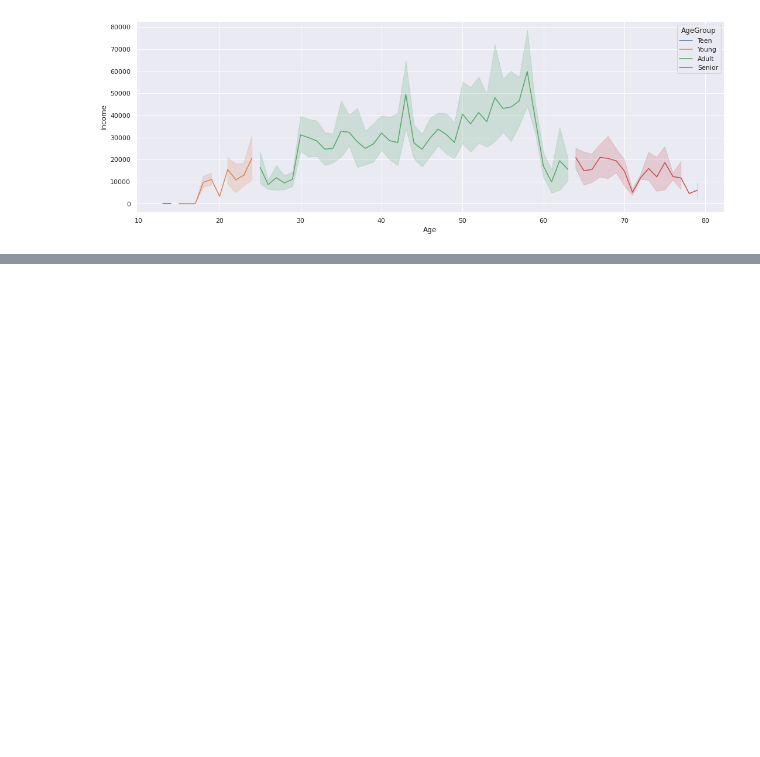
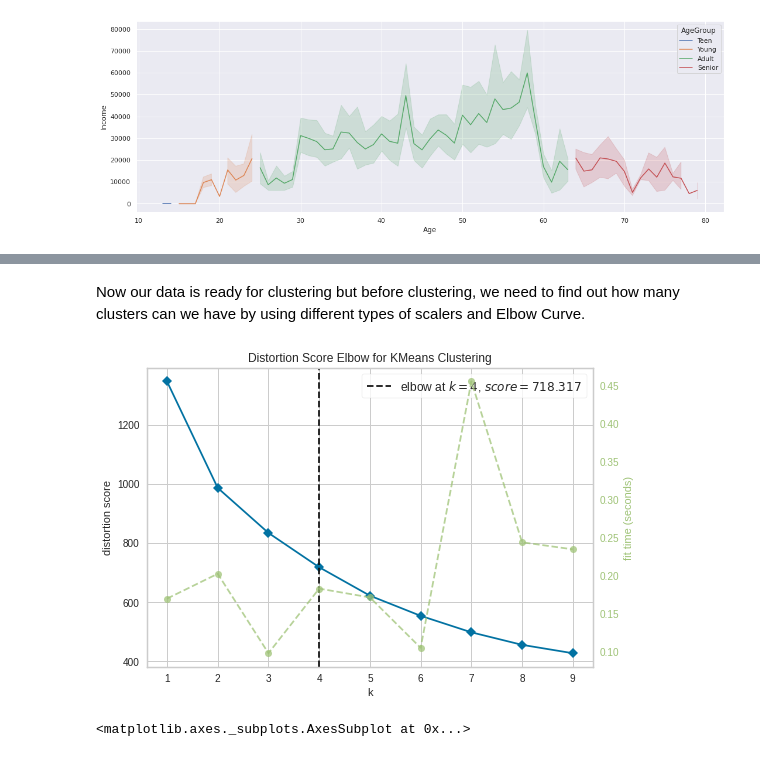
Before and after one commit to ZabihBuda/Bank-Customers, a Jupyter notebook: Bank_Customer.ipynb, the cells around one changed output, grey strips where cells are left out. Cells and saved outputs as stored; diff of their text form; code cells hidden in the pictures; blank space fills up the shorter version.

```diff
--- a/Bank_Customer.ipynb
+++ b/Bank_Customer.ipynb
@@ -311,0 +318,4 @@ This shows the income level of customers based on their age group. As it seems,
+# %%
+cx_features=df_cx[['Income', 'Age', 'Years With Bank', 'No of Children',
+       'Gender', 'Marital Status', 'AgeGroup']]
+cx_features.head()
@@ -311,0 +329,8 @@ This shows the income level of customers based on their age group. As it seems,
+# %%
+# Changing the gender and marital status to catorical dtype, and creating dummy variables for each group
+cx_features['Gender']=cx_features['Gender'].astype('category')
+cx_features['Marital Status']=cx_features['Marital Status'].astype('category')
+cx_features['No of Children']=cx_features['No of Children'].astype('category')
+cx_features_dum=pd.get_dummies(cx_features, drop_first=True)
+df_cx=cx_features_dum
+df_cx.head()
@@ -311,0 +381,19 @@ This shows the income level of customers based on their age group. As it seems,
+# %% [markdown]
+Now our data is ready for clustering but before clustering, we need to find out how many clusters can we have by using different types of scalers and Elbow Curve.
+# %%
+# Elbow Curve with MinMaxScaler
+from sklearn.cluster import KMeans
+from yellowbrick.cluster import KElbowVisualizer
+from sklearn import metrics
+from sklearn.preprocessing import MaxAbsScaler, RobustScaler
+
+scaler=MinMaxScaler()
+df_cx_scaled=pd.DataFrame(scaler.fit_transform(df_cx), columns=df_cx.columns)
+
+model=KMeans()
+visualizer=KElbowVisualizer(model, k=(1, 10)) #visualize from 1 to 10 clusters to find out the number of proper cluster
+visualizer.fit(df_cx_scaled)
+visualizer.poof()
+# %% [output]
+[figure, added]
+<matplotlib.axes._subplots.AxesSubplot at 0x...>
```
Also changed, not shown: parts of 18 cells of this notebook.
